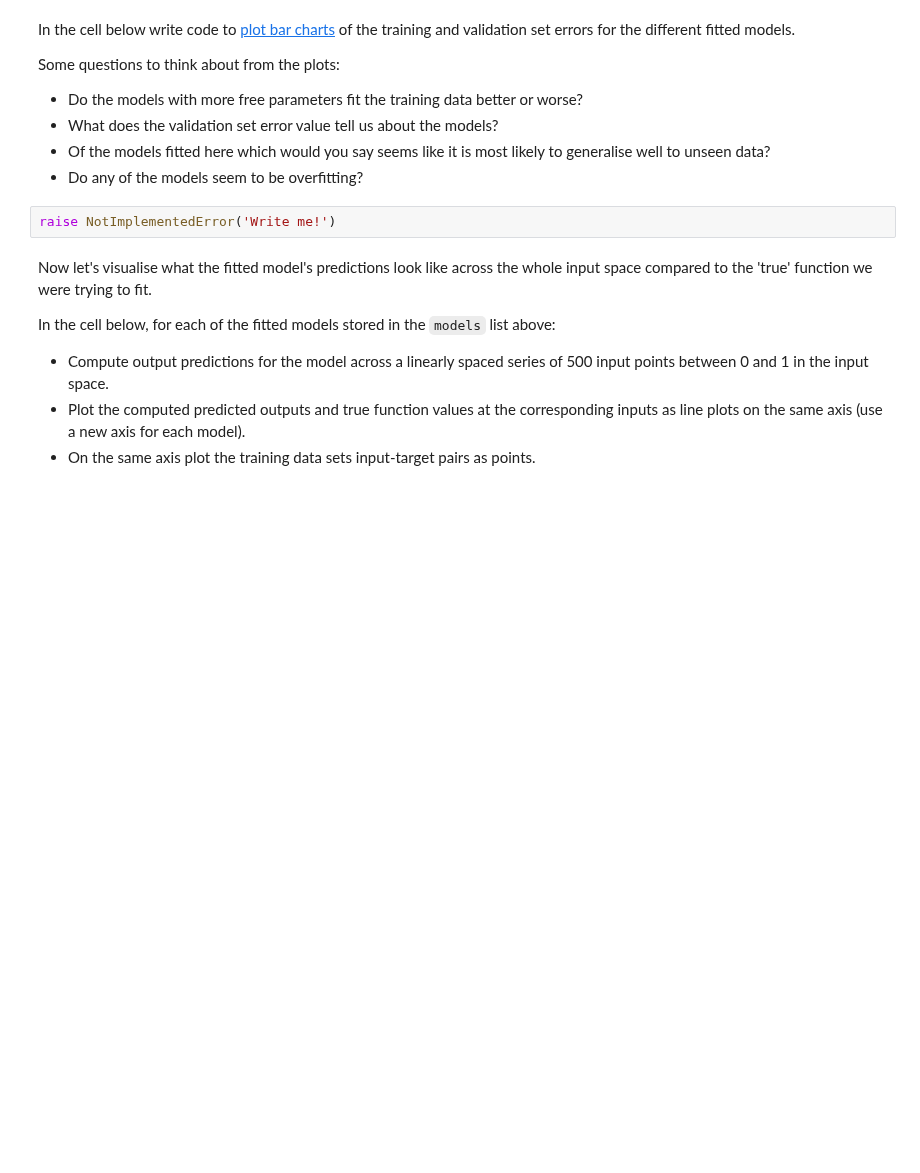
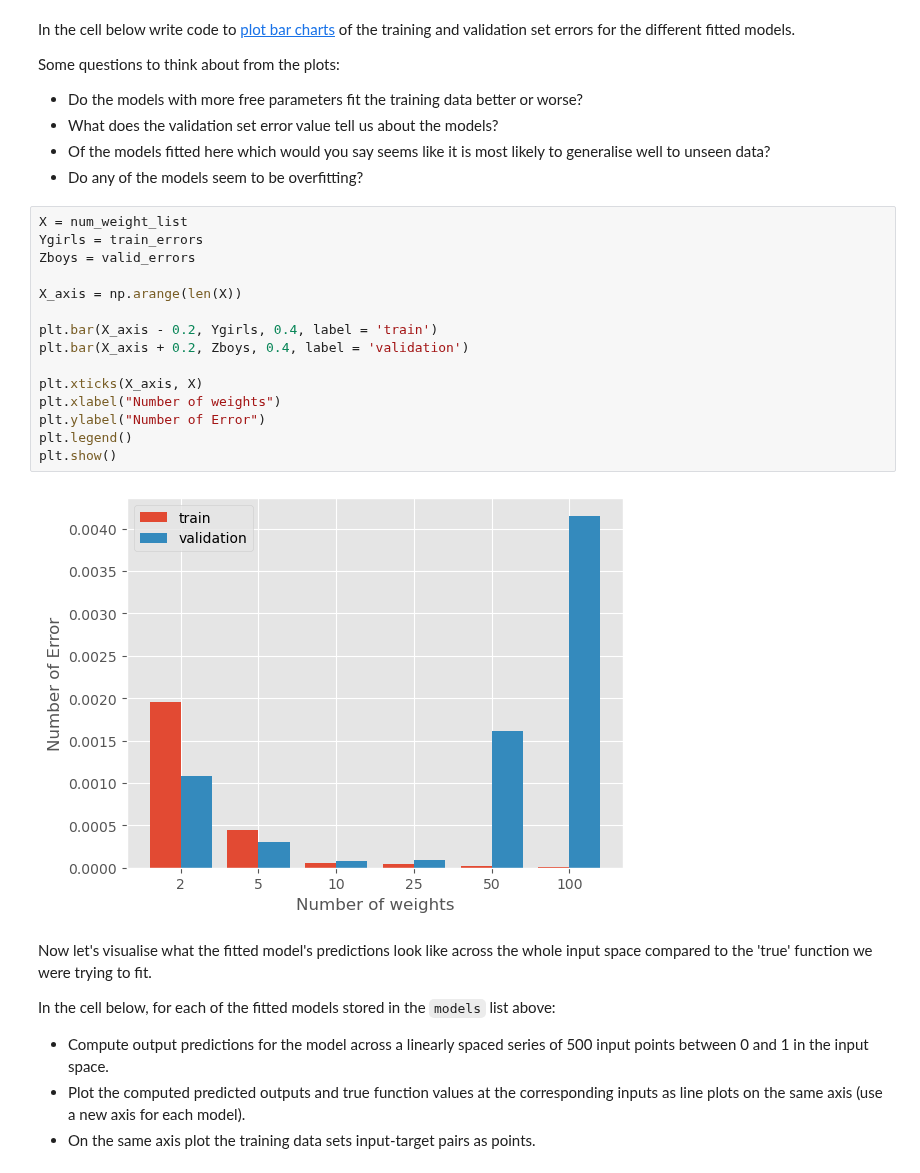
Before and after one commit to FlintyTub49/MLPractical-UoE, a Jupyter notebook: notebooks/04_Generalisation_and_overfitting.ipynb, the cells around one changed output. Saved outputs shown, nothing was run; the diff lists cells and outputs as text; blank space fills up the shorter version.

```diff
--- a/notebooks/04_Generalisation_and_overfitting.ipynb
+++ b/notebooks/04_Generalisation_and_overfitting.ipynb
@@ -220,8 +220,23 @@ Some questions to think about from the plots:
   * What does the validation set error value tell us about the models?
   * Of the models fitted here which would you say seems like it is most likely to generalise well to unseen data?
   * Do any of the models seem to be overfitting?
-# %%
-raise NotImplementedError('Write me!')
+# %%
+X = num_weight_list
+Ygirls = train_errors
+Zboys = valid_errors
+
+X_axis = np.arange(len(X))
+
+plt.bar(X_axis - 0.2, Ygirls, 0.4, label = 'train')
+plt.bar(X_axis + 0.2, Zboys, 0.4, label = 'validation')
+
+plt.xticks(X_axis, X)
+plt.xlabel("Number of weights")
+plt.ylabel("Number of Error")
+plt.legend()
+plt.show()
+# %% [output]
+[figure, added]
 # %% [markdown]
 Now let's visualise what the fitted model's predictions look like across the whole input space compared to the 'true' function we were trying to fit.
 
```
Also changed, not shown: parts of 3 cells of this notebook.
